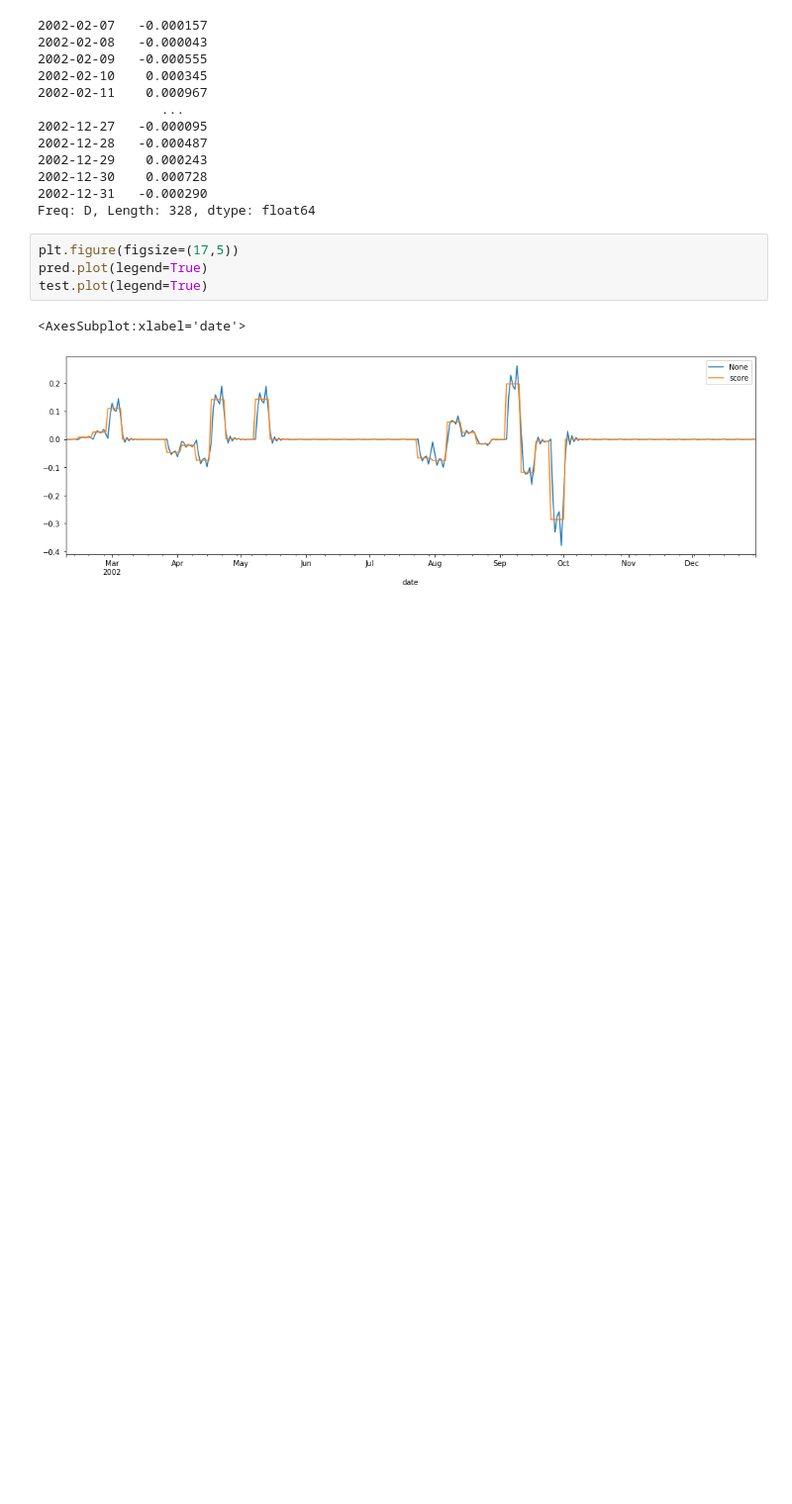
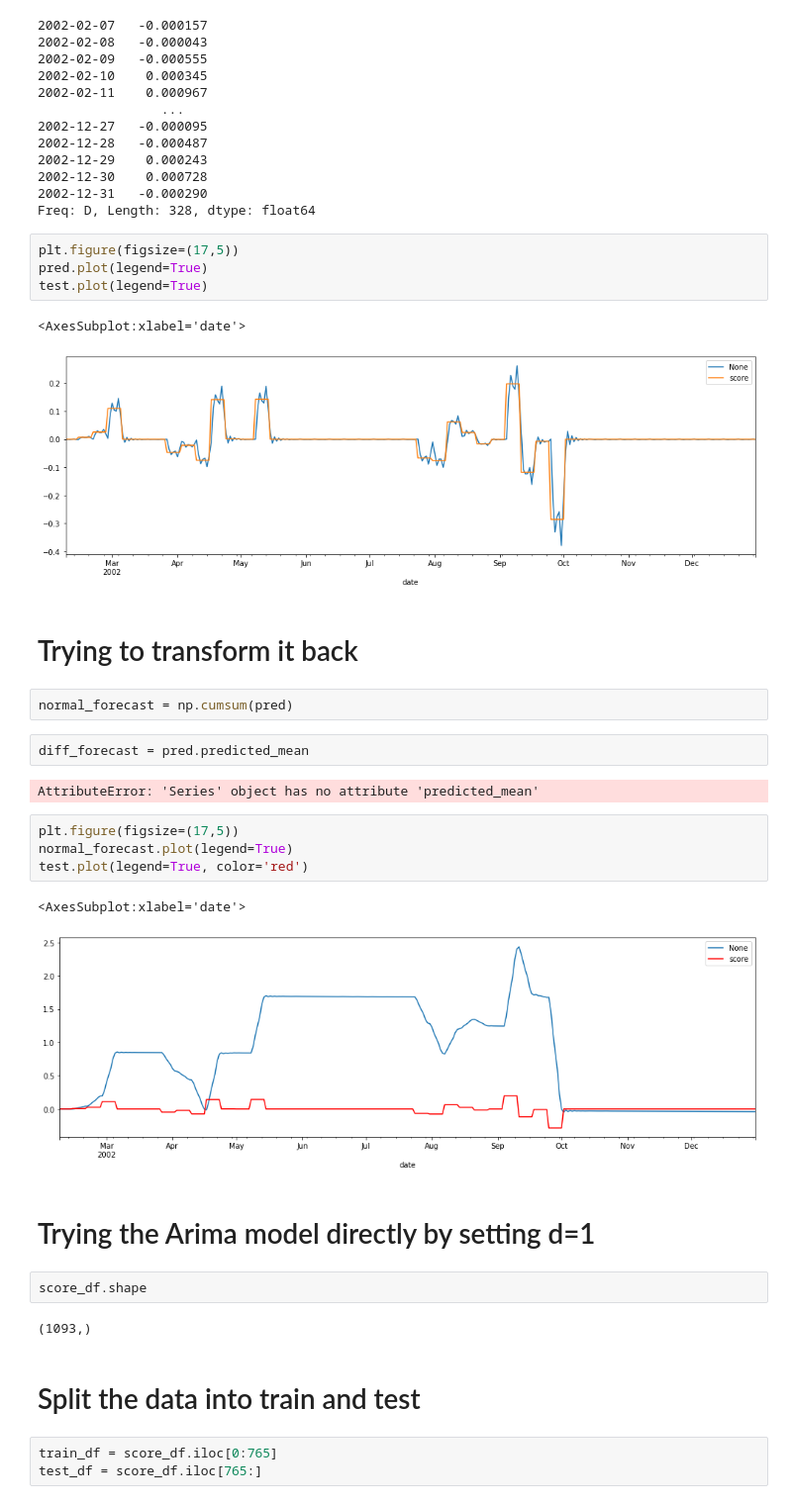
Before and after one commit to TechLabs-Aachen-e-V/SoSe-21-Team-10_Main, a Jupyter notebook: notebooks/4.0-os-ARIMA-first-try.ipynb, the cells around one changed output. Shown at 99% size. Drawn from its saved outputs; the diff is of its cells as text; blank space fills up the shorter version.

Commit message:
Added some lines to the ARIMA model

```diff
--- a/notebooks/4.0-os-ARIMA-first-try.ipynb
+++ b/notebooks/4.0-os-ARIMA-first-try.ipynb
@@ -179,3 +179,29 @@ test.plot(legend=True)
 # %% [output]
 <AxesSubplot:xlabel='date'>
 [figure]
+# %% [markdown]
+# Trying to transform it back
+# %%
+normal_forecast = np.cumsum(pred)
+# %%
+diff_forecast = pred.predicted_mean
+# %% [output]
+AttributeError: 'Series' object has no attribute 'predicted_mean'
+# %%
+plt.figure(figsize=(17,5))
+normal_forecast.plot(legend=True)
+test.plot(legend=True, color='red')
+# %% [output]
+<AxesSubplot:xlabel='date'>
+[figure, added]
+# %% [markdown]
+# Trying the Arima model directly by setting d=1
+# %%
+score_df.shape
+# %% [output]
+(1093,)
+# %% [markdown]
+# Split the data into train and test
+# %%
+train_df = score_df.iloc[0:765]
+test_df = score_df.iloc[765:]
```
Also changed, not shown: parts of 7 cells of this notebook.
